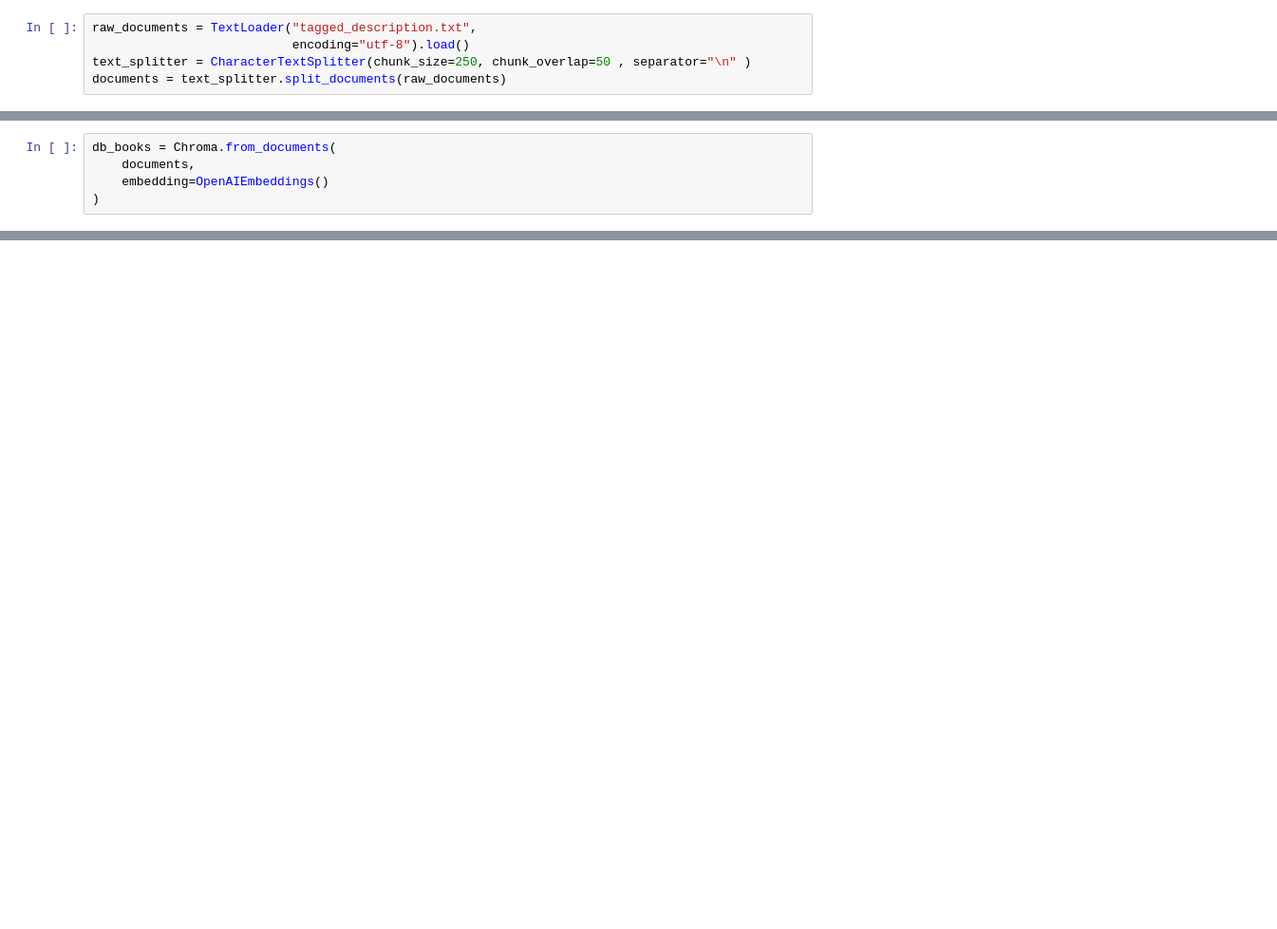
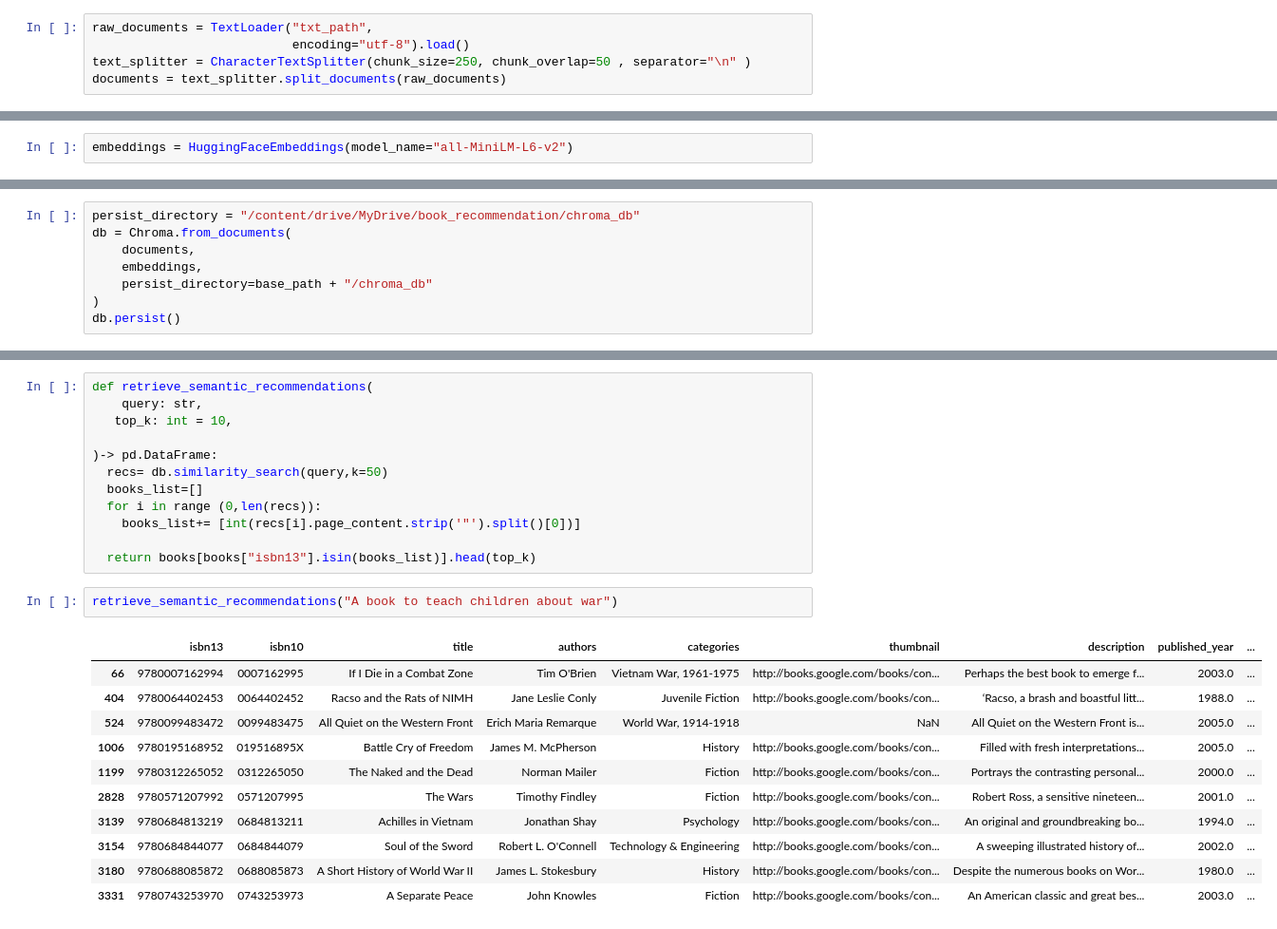
Before and after one commit to DanishShah619/book_rec, a Jupyter notebook: vector-search.ipynb, the cells around one changed output, grey strips where cells are left out. Shown at 95% size. Saved outputs shown, nothing was run; the diff lists cells and outputs as text; blank space fills up the shorter version.

Commit message:
Final complete model

```diff
--- a/vector-search.ipynb
+++ b/vector-search.ipynb
@@ -24,5 +72,5 @@ Error:
 # %%
-raw_documents = TextLoader("tagged_description.txt",
+raw_documents = TextLoader("txt_path",
                            encoding="utf-8").load()
 text_splitter = CharacterTextSplitter(chunk_size=250, chunk_overlap=50 , separator="\n" )
 documents = text_splitter.split_documents(raw_documents)
@@ -30,0 +95,2 @@ Error:
+# %%
+embeddings = HuggingFaceEmbeddings(model_name="all-MiniLM-L6-v2")
@@ -31,5 +111,8 @@ Error:
 # %%
-db_books = Chroma.from_documents(
+persist_directory = "/content/drive/MyDrive/book_recommendation/chroma_db"
+db = Chroma.from_documents(
     documents,
-    embedding=OpenAIEmbeddings()
+    embeddings,
+    persist_directory=base_path + "/chroma_db"
 )
+db.persist()
@@ -46,0 +140,26 @@ books[books["isbn13"] == int(docs[0].page_content.split()[0].strip())]
+# %%
+def retrieve_semantic_recommendations(
+    query: str,
+   top_k: int = 10,
+
+)-> pd.DataFrame:
+  recs= db.similarity_search(query,k=50)
+  books_list=[]
+  for i in range (0,len(recs)):
+    books_list+= [int(recs[i].page_content.strip('"').split()[0])]
+
+  return books[books["isbn13"].isin(books_list)].head(top_k)
+# %%
+retrieve_semantic_recommendations("A book to teach children about war")
+# %% [output]
+|  | isbn13 | isbn10 | title | authors | categories | thumbnail | description | published_year | ... |
+| 66 | 9780007162994 | 0007162995 | If I Die in a Combat Zone | Tim O'Brien | Vietnam War, 1961-1975 | http://books.google.com/books/con... | Perhaps the best book to emerge f... | 2003.0 | ... |
+| 404 | 9780064402453 | 0064402452 | Racso and the Rats of NIMH | Jane Leslie Conly | Juvenile Fiction | http://books.google.com/books/con... | ‘Racso, a brash and boastful litt... | 1988.0 | ... |
+| 524 | 9780099483472 | 0099483475 | All Quiet on the Western Front | Erich Maria Remarque | World War, 1914-1918 | NaN | All Quiet on the Western Front is... | 2005.0 | ... |
+| 1006 | 9780195168952 | 019516895X | Battle Cry of Freedom | James M. McPherson | History | http://books.google.com/books/con... | Filled with fresh interpretations... | 2005.0 | ... |
+| 1199 | 9780312265052 | 0312265050 | The Naked and the Dead | Norman Mailer | Fiction | http://books.google.com/books/con... | Portrays the contrasting personal... | 2000.0 | ... |
+| 2828 | 9780571207992 | 0571207995 | The Wars | Timothy Findley | Fiction | http://books.google.com/books/con... | Robert Ross, a sensitive nineteen... | 2001.0 | ... |
+| 3139 | 9780684813219 | 0684813211 | Achilles in Vietnam | Jonathan Shay | Psychology | http://books.google.com/books/con... | An original and groundbreaking bo... | 1994.0 | ... |
+| 3154 | 9780684844077 | 0684844079 | Soul of the Sword | Robert L. O'Connell | Technology & Engineering | http://books.google.com/books/con... | A sweeping illustrated history of... | 2002.0 | ... |
+| 3180 | 9780688085872 | 0688085873 | A Short History of World War II | James L. Stokesbury | History | http://books.google.com/books/con... | Despite the numerous books on Wor... | 1980.0 | ... |
+| 3331 | 9780743253970 | 0743253973 | A Separate Peace | John Knowles | Fiction | http://books.google.com/books/con... | An American classic and great bes... | 2003.0 | ... |
```
Also changed, not shown: parts of 15 cells of this notebook, 6 other files.
